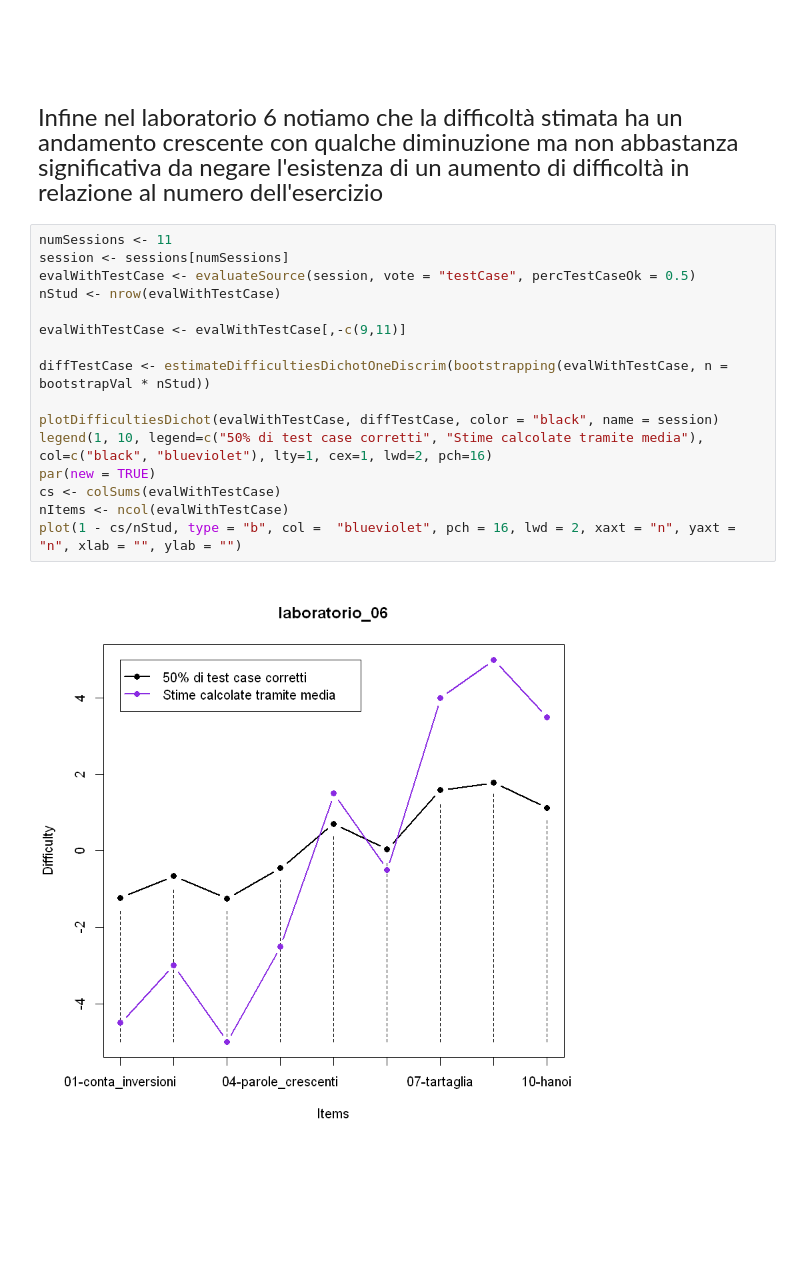
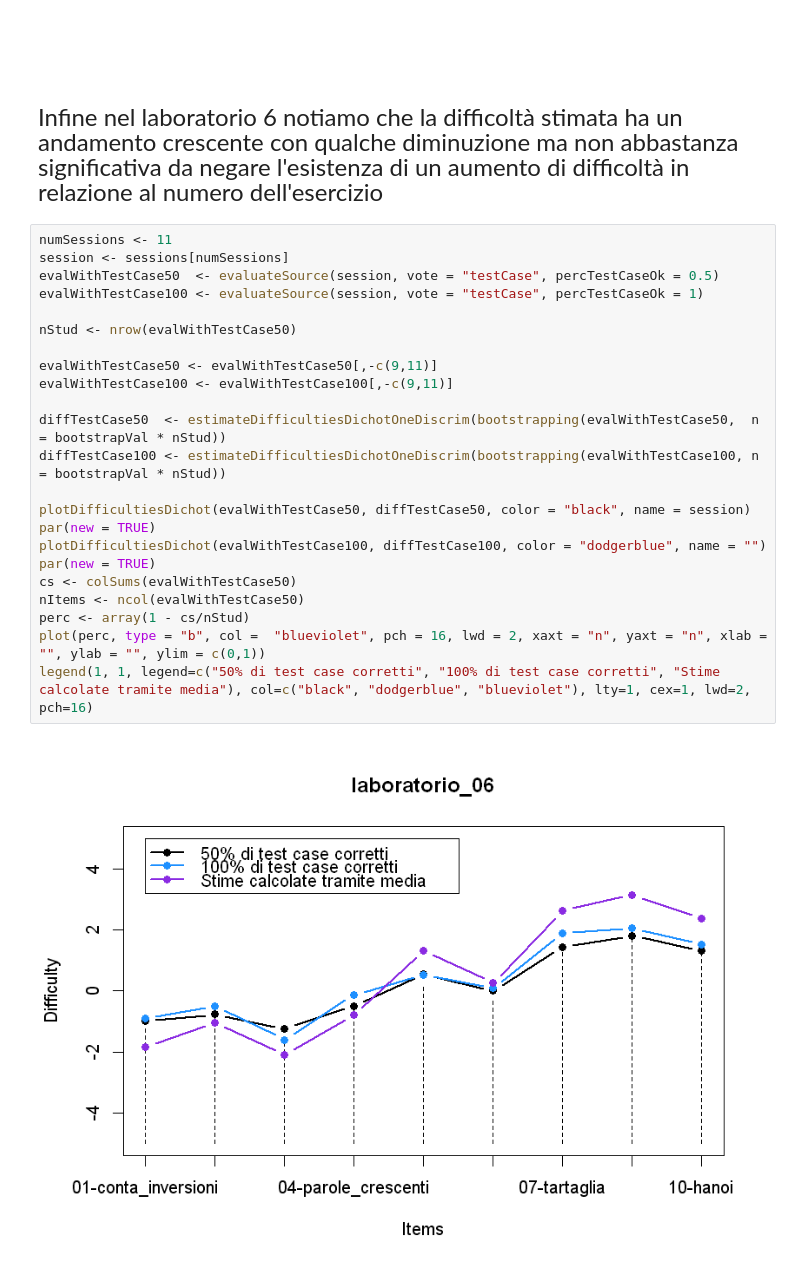
Before and after one commit to MarcoCordoni95/TesiTriennale-ItemResponseTheory, a Jupyter notebook: IRT.ipynb, the cells around one changed output. Drawn from its saved outputs; the diff is of its cells as text; blank space fills up the shorter version.

Commit message:
Aggiunti confronti con media

```diff
--- a/IRT.ipynb
+++ b/IRT.ipynb
@@ -531,18 +543,25 @@ Infine nel laboratorio 6 notiamo che la difficoltà stimata ha un andamento cres
 # %%
 numSessions <- 11
 session <- sessions[numSessions]
-evalWithTestCase <- evaluateSource(session, vote = "testCase", percTestCaseOk = 0.5)
-nStud <- nrow(evalWithTestCase)
+evalWithTestCase50  <- evaluateSource(session, vote = "testCase", percTestCaseOk = 0.5)
+evalWithTestCase100 <- evaluateSource(session, vote = "testCase", percTestCaseOk = 1)
 
-evalWithTestCase <- evalWithTestCase[,-c(9,11)]
+nStud <- nrow(evalWithTestCase50)
 
-diffTestCase <- estimateDifficultiesDichotOneDiscrim(bootstrapping(evalWithTestCase, n = bootstrapVal * nStud))
+evalWithTestCase50 <- evalWithTestCase50[,-c(9,11)]
+evalWithTestCase100 <- evalWithTestCase100[,-c(9,11)]
 
-plotDifficultiesDichot(evalWithTestCase, diffTestCase, color = "black", name = session)
-legend(1, 10, legend=c("50% di test case corretti", "Stime calcolate tramite media"), col=c("black", "blueviolet"), lty=1, cex=1, lwd=2, pch=16)
+diffTestCase50  <- estimateDifficultiesDichotOneDiscrim(bootstrapping(evalWithTestCase50,  n = bootstrapVal * nStud))
+diffTestCase100 <- estimateDifficultiesDichotOneDiscrim(bootstrapping(evalWithTestCase100, n = bootstrapVal * nStud))
+
+plotDifficultiesDichot(evalWithTestCase50, diffTestCase50, color = "black", name = session)
 par(new = TRUE)
-cs <- colSums(evalWithTestCase)
-nItems <- ncol(evalWithTestCase)
-plot(1 - cs/nStud, type = "b", col =  "blueviolet", pch = 16, lwd = 2, xaxt = "n", yaxt = "n", xlab = "", ylab = "")
+plotDifficultiesDichot(evalWithTestCase100, diffTestCase100, color = "dodgerblue", name = "")
+par(new = TRUE)
+cs <- colSums(evalWithTestCase50)
+nItems <- ncol(evalWithTestCase50)
+perc <- array(1 - cs/nStud)
+plot(perc, type = "b", col =  "blueviolet", pch = 16, lwd = 2, xaxt = "n", yaxt = "n", xlab = "", ylab = "", ylim = c(0,1))
+legend(1, 1, legend=c("50% di test case corretti", "100% di test case corretti", "Stime calcolate tramite media"), col=c("black", "dodgerblue", "blueviolet"), lty=1, cex=1, lwd=2, pch=16)
 # %% [output]
-[figure, old version]
+[figure, new version]
```
Also changed, not shown: parts of 16 cells of this notebook.
